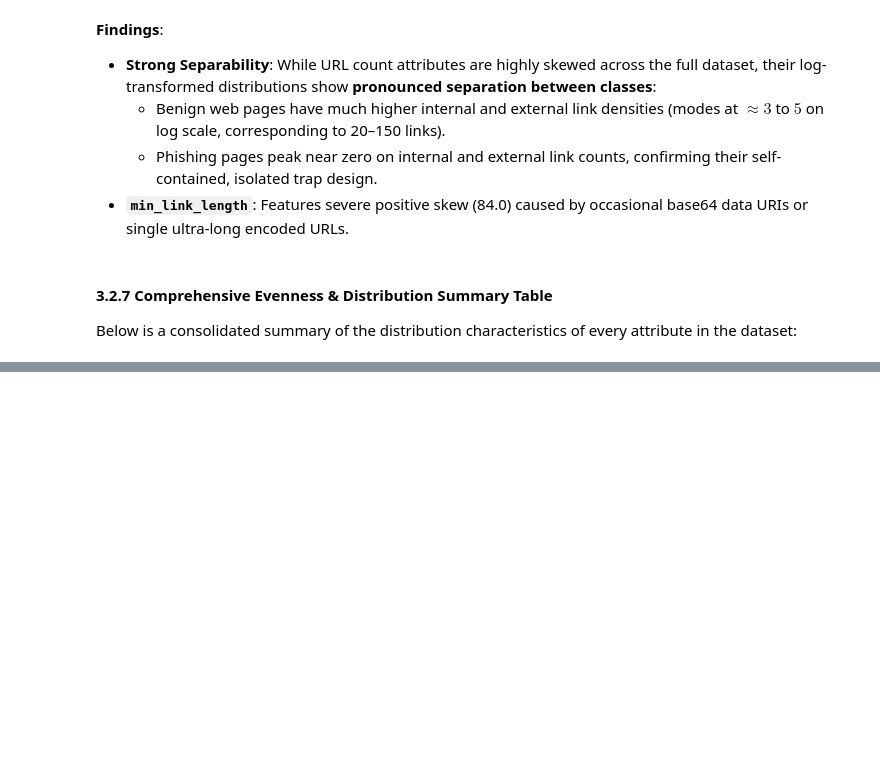
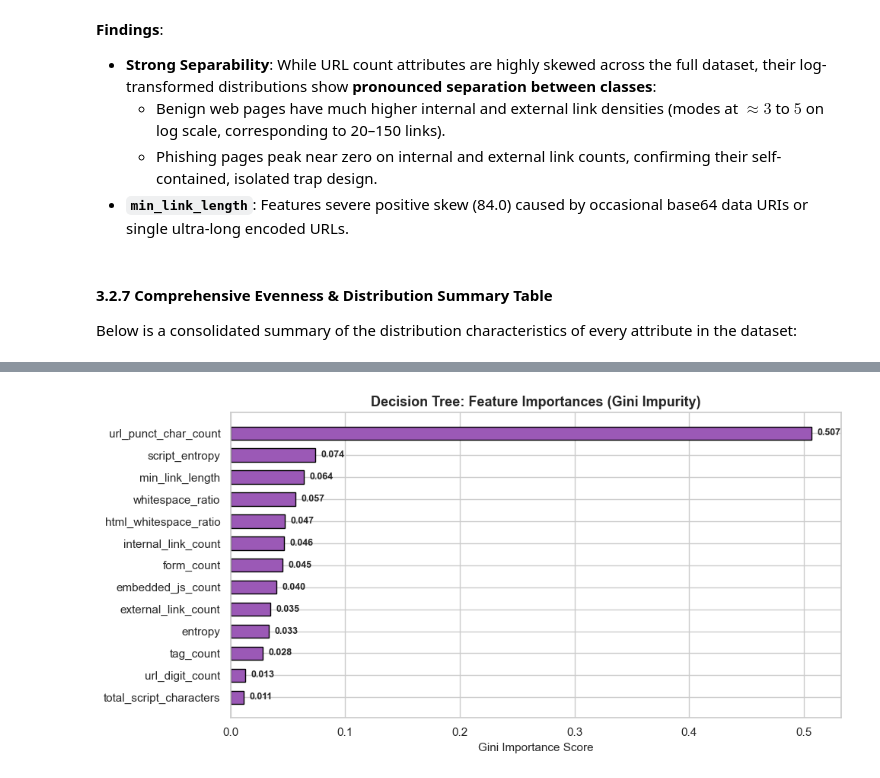
Before and after one commit to ChaiWork/ExplainPhish, a Jupyter notebook: googleCollab/explainPhish.ipynb, the cells around one changed output, grey strips where cells are left out. Drawn from its saved outputs; the diff is of its cells as text; code cells hidden in the pictures; blank space fills up the shorter version.

```diff
--- a/googleCollab/explainPhish.ipynb
+++ b/googleCollab/explainPhish.ipynb
@@ -673,0 +877,16 @@ HTML Data Overview, Feature Visualization, and Preparation are complete!
+# %%
+# Decision Tree Feature Importance Plot
+dt_importance = pd.Series(dt.feature_importances_, index=use_features).sort_values()
+
+fig, ax = plt.subplots(figsize=(10, 5))
+ax.barh(dt_importance.index, dt_importance.values, color="#9b59b6", edgecolor="black", height=0.6)
+ax.set_title("Decision Tree: Feature Importances (Gini Impurity)", fontsize=13, fontweight="bold")
+ax.set_xlabel("Gini Importance Score", fontsize=11)
+for i, v in enumerate(dt_importance.values):
+    if v > 0.005:
+        ax.text(v + 0.005, i, f"{v:.3f}", va="center", fontweight="bold", fontsize=9)
+
+plt.tight_layout()
+plt.show()
+# %% [output]
+[figure, added]
```
Also changed, not shown: parts of 63 cells of this notebook, 20 other files.
